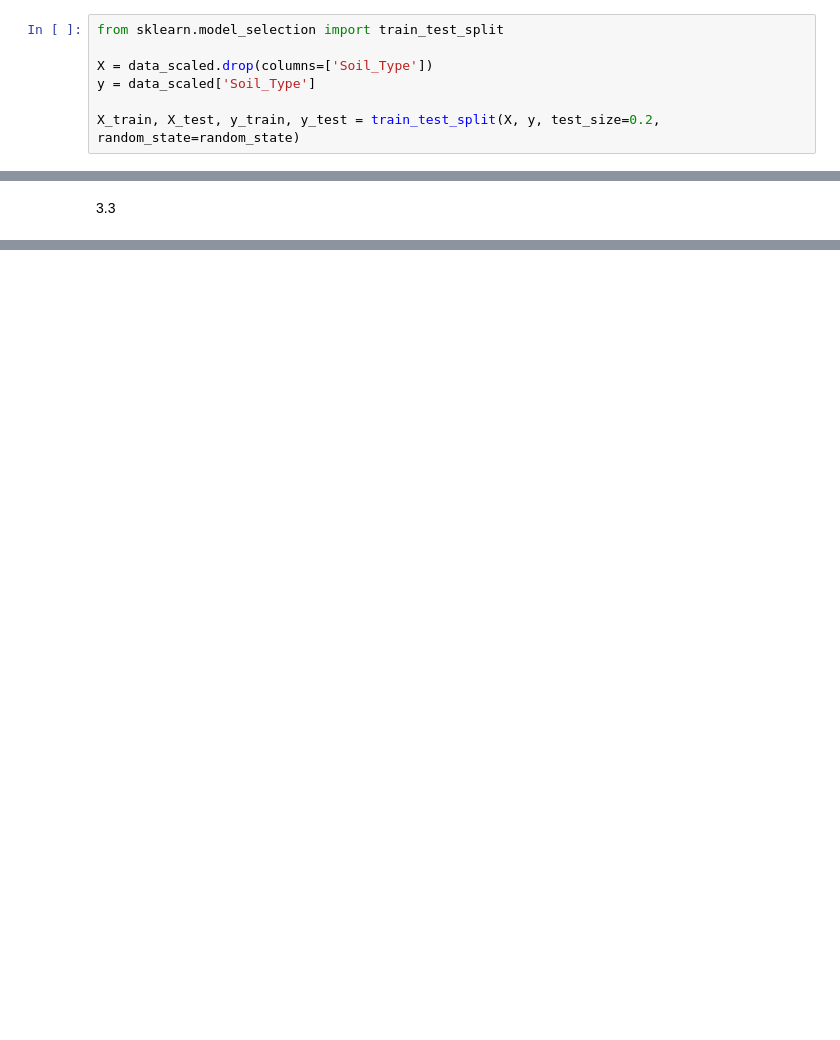
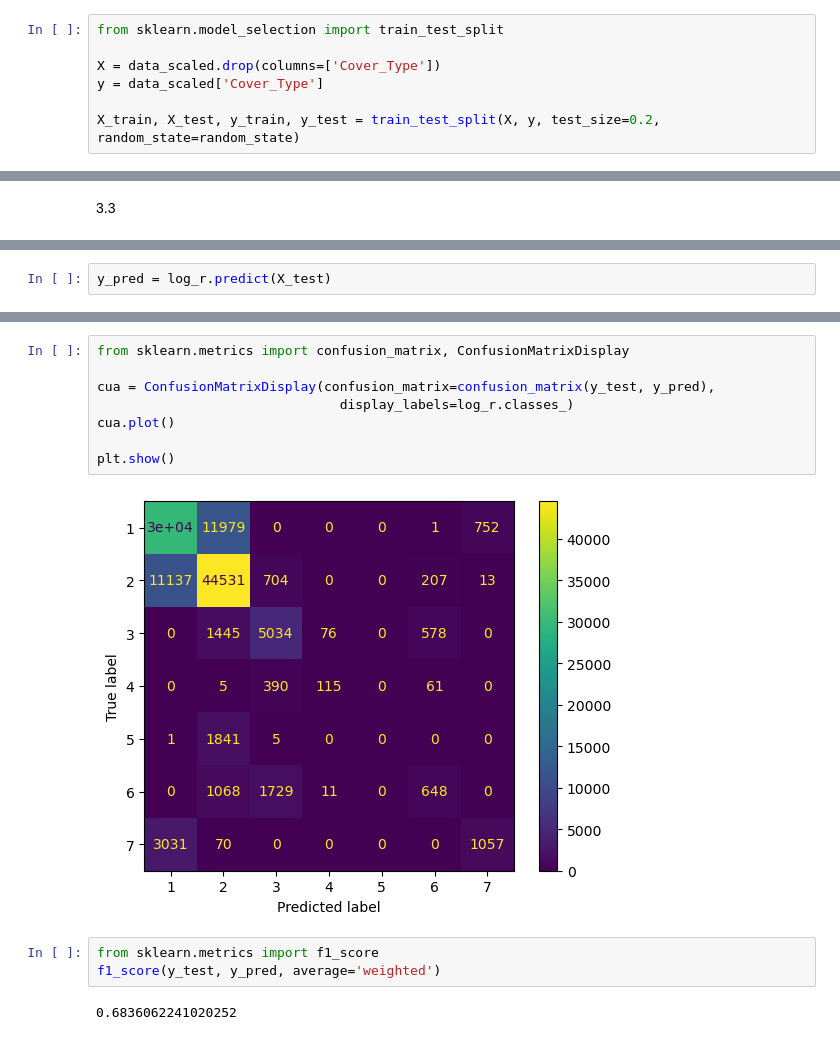
Before and after one commit to Jacobo24/Examen_EDA, a Jupyter notebook: Examen.ipynb, the cells around one changed output, grey strips where cells are left out. Cells and saved outputs as stored; diff of their text form; blank space fills up the shorter version.

```diff
--- a/Examen.ipynb
+++ b/Examen.ipynb
@@ -112,8 +112,8 @@ plt.show()
 # %%
 from sklearn.model_selection import train_test_split
 
-X = data_scaled.drop(columns=['Soil_Type'])
-y = data_scaled['Soil_Type']
+X = data_scaled.drop(columns=['Cover_Type'])
+y = data_scaled['Cover_Type']
 
 X_train, X_test, y_train, y_test = train_test_split(X, y, test_size=0.2, random_state=random_state)
 # %%
@@ -134,0 +135,2 @@ ValueError: This solver needs samples of at least 2 classes in the data, but the
+# %%
+y_pred = log_r.predict(X_test)
@@ -134,0 +163,15 @@ ValueError: This solver needs samples of at least 2 classes in the data, but the
+# %%
+from sklearn.metrics import confusion_matrix, ConfusionMatrixDisplay
+
+cua = ConfusionMatrixDisplay(confusion_matrix=confusion_matrix(y_test, y_pred),
+                               display_labels=log_r.classes_)
+cua.plot()
+
+plt.show()
+# %% [output]
+[figure, added]
+# %%
+from sklearn.metrics import f1_score
+f1_score(y_test, y_pred, average='weighted')
+# %% [output]
+0.6836062241020252
```
Also changed, not shown: parts of 9 cells of this notebook, 2 other files.
